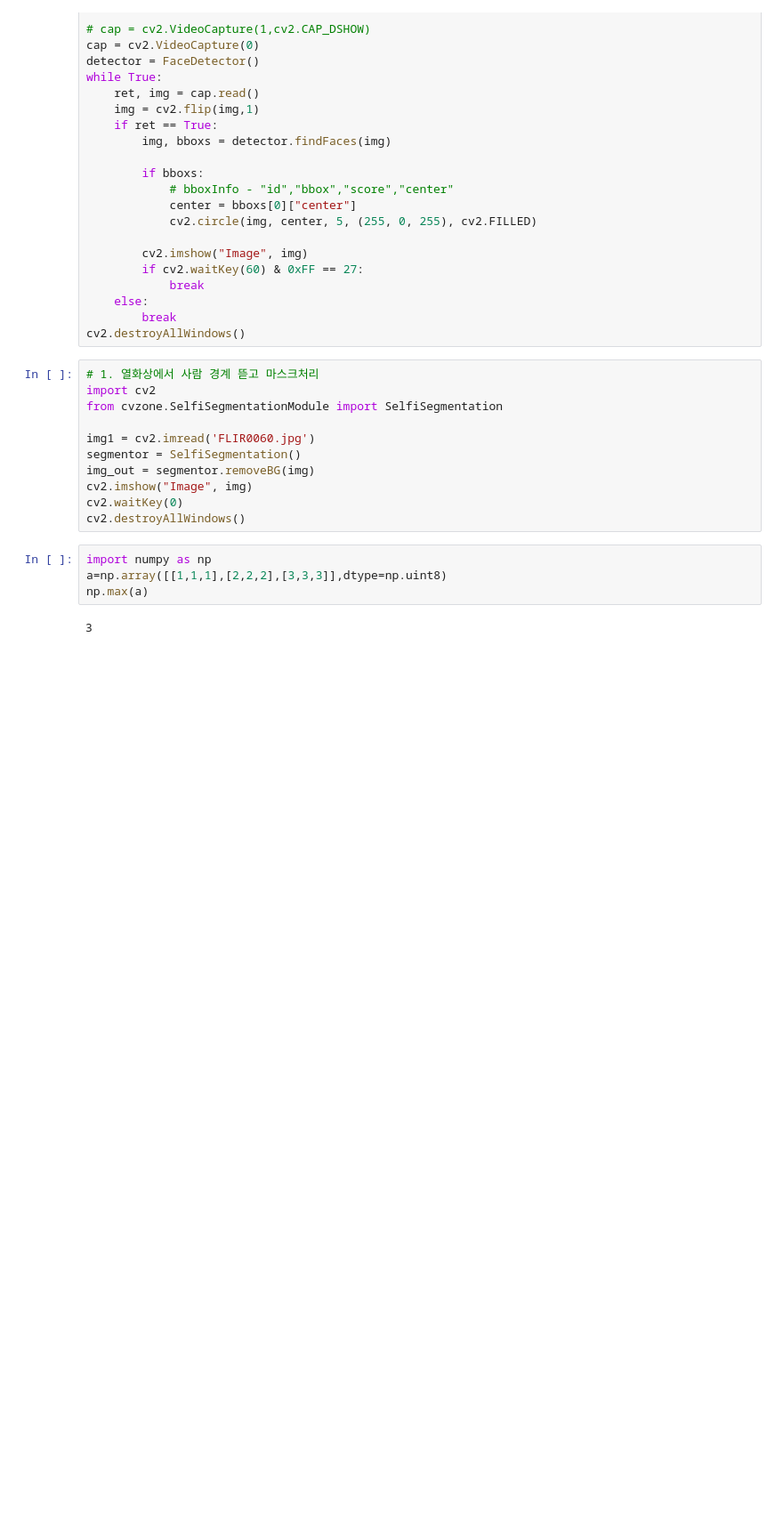
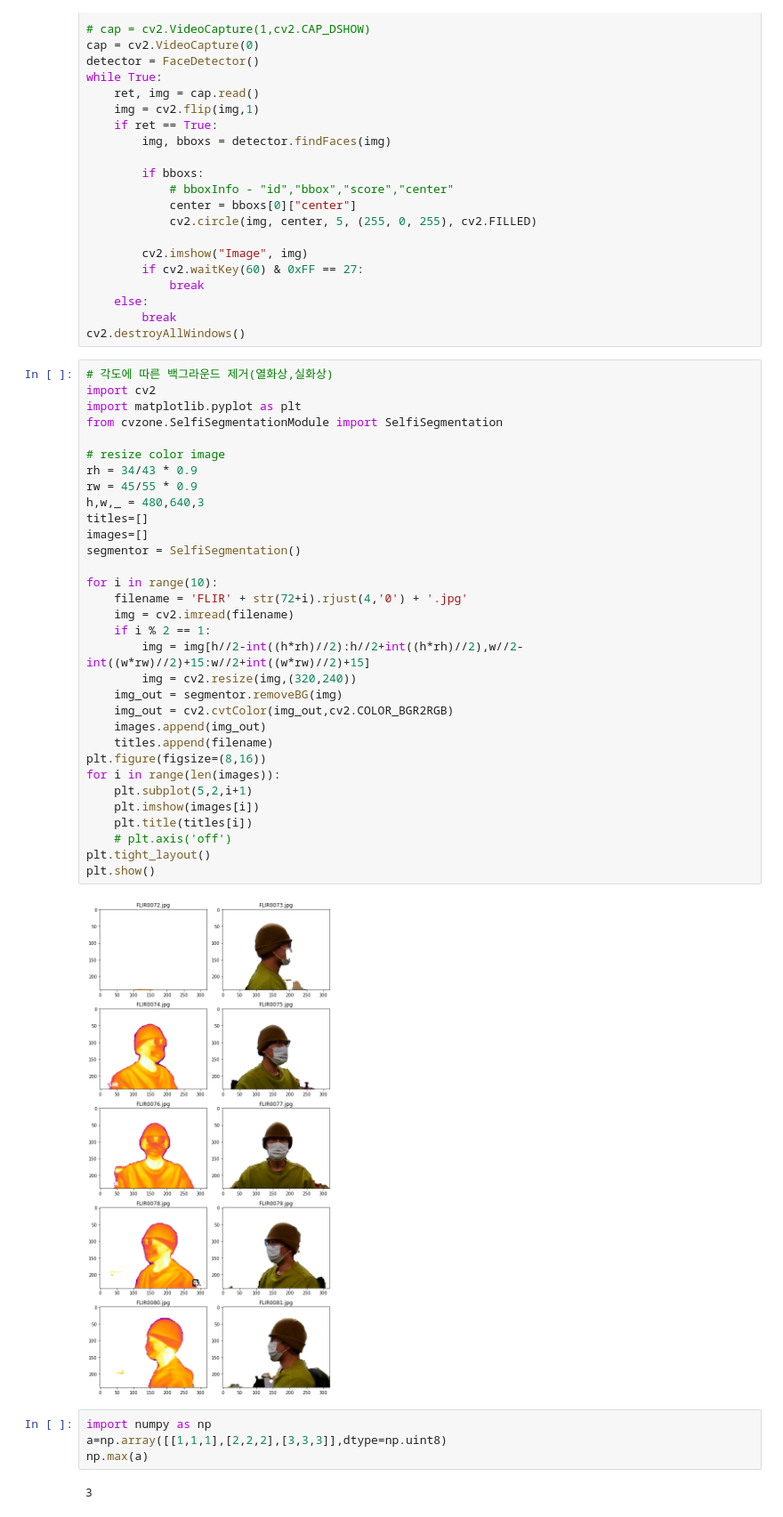
Before and after one commit to realJun9u/Opencv_Practice, a Jupyter notebook: Untitled.ipynb, the cells around one changed output. Shown: that part at 89% size. Cells and saved outputs as stored; diff of their text form; blank space fills up the shorter version.

```diff
--- a/Untitled.ipynb
+++ b/Untitled.ipynb
@@ -164,16 +134,39 @@ while True:
         break
 cv2.destroyAllWindows()
 # %%
-# 1. 열화상에서 사람 경계 뜯고 마스크처리
+# 각도에 따른 백그라운드 제거(열화상,실화상)
 import cv2
+import matplotlib.pyplot as plt
 from cvzone.SelfiSegmentationModule import SelfiSegmentation
 
-img1 = cv2.imread('FLIR0060.jpg')
+# resize color image
+rh = 34/43 * 0.9
+rw = 45/55 * 0.9
+h,w,_ = 480,640,3
+titles=[]
+images=[]
 segmentor = SelfiSegmentation()
-img_out = segmentor.removeBG(img)
-cv2.imshow("Image", img)
-cv2.waitKey(0)
-cv2.destroyAllWindows()
+
+for i in range(10):
+    filename = 'FLIR' + str(72+i).rjust(4,'0') + '.jpg'
+    img = cv2.imread(filename)
+    if i % 2 == 1:
+        img = img[h//2-int((h*rh)//2):h//2+int((h*rh)//2),w//2-int((w*rw)//2)+15:w//2+int((w*rw)//2)+15]
+        img = cv2.resize(img,(320,240))
+    img_out = segmentor.removeBG(img)
+    img_out = cv2.cvtColor(img_out,cv2.COLOR_BGR2RGB)
+    images.append(img_out)
+    titles.append(filename)
+plt.figure(figsize=(8,16))
+for i in range(len(images)):
+    plt.subplot(5,2,i+1)
+    plt.imshow(images[i])
+    plt.title(titles[i])
+    # plt.axis('off')
+plt.tight_layout()
+plt.show()
+# %% [output]
+[figure, added]
 # %%
 import numpy as np
 a=np.array([[1,1,1],[2,2,2],[3,3,3]],dtype=np.uint8)
```
Also changed, not shown: parts of 4 cells of this notebook, 33 other files.
